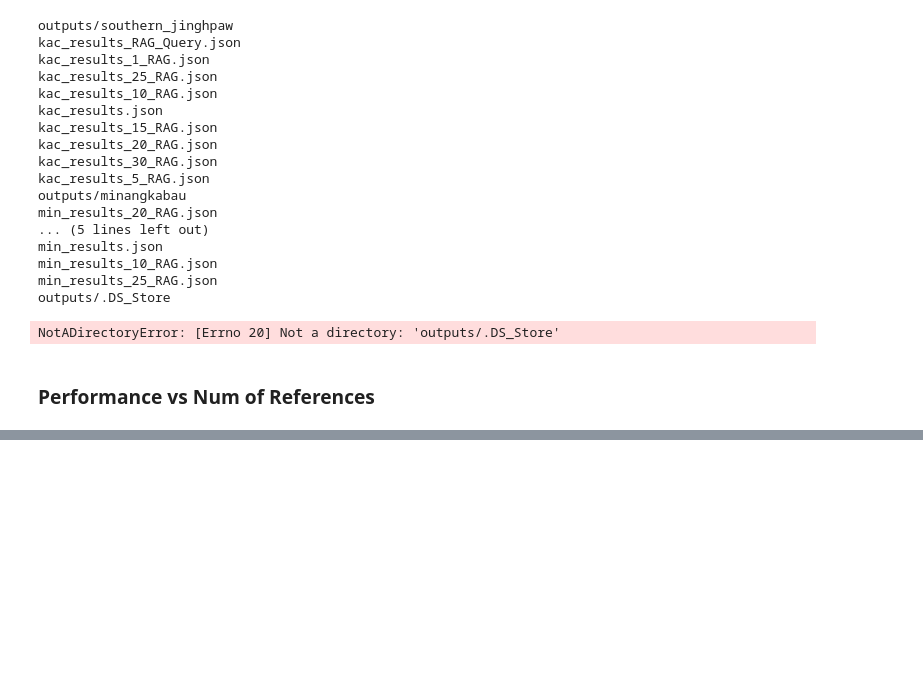
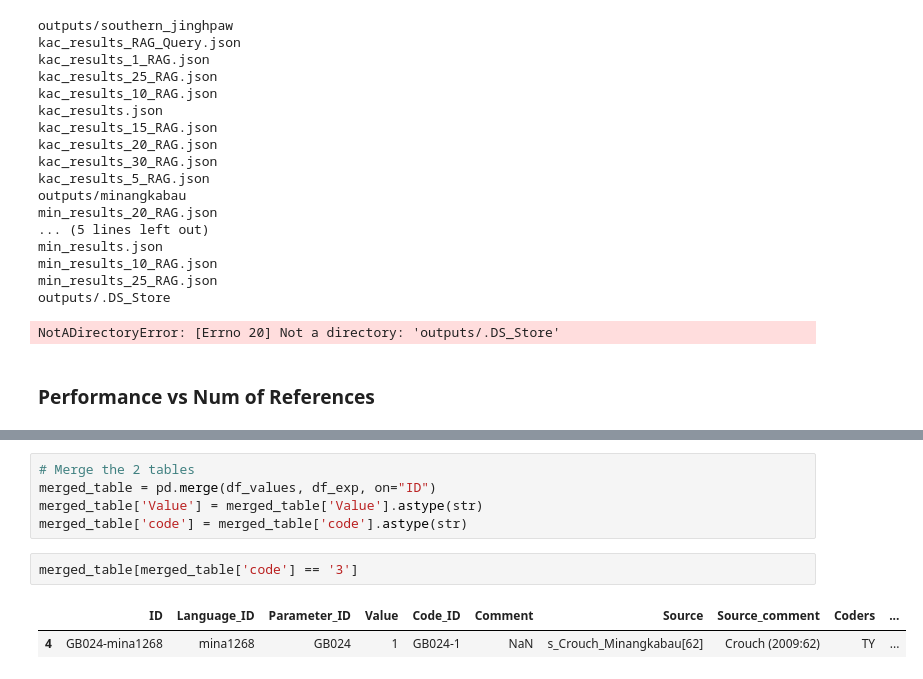
Before and after one commit to jonathanhus/gram_features, a Jupyter notebook: grambank-eval.ipynb, the cells around one changed output, grey strips where cells are left out. Cells and saved outputs as stored; diff of their text form; blank space fills up the shorter version.

```diff
--- a/grambank-eval.ipynb
+++ b/grambank-eval.ipynb
@@ -379,0 +423,10 @@ plt.show()
+# %%
+# Merge the 2 tables
+merged_table = pd.merge(df_values, df_exp, on="ID")
+merged_table['Value'] = merged_table['Value'].astype(str)
+merged_table['code'] = merged_table['code'].astype(str)
+# %%
+merged_table[merged_table['code'] == '3']
+# %% [output]
+|  | ID | Language_ID | Parameter_ID | Value | Code_ID | Comment | Source | Source_comment | Coders | ... |
+| 4 | GB024-mina1268 | mina1268 | GB024 | 1 | GB024-1 | NaN | s_Crouch_Minangkabau[62] | Crouch (2009:62) | TY | ... |
```
Also changed, not shown: parts of 12 cells of this notebook, 1 other file.
